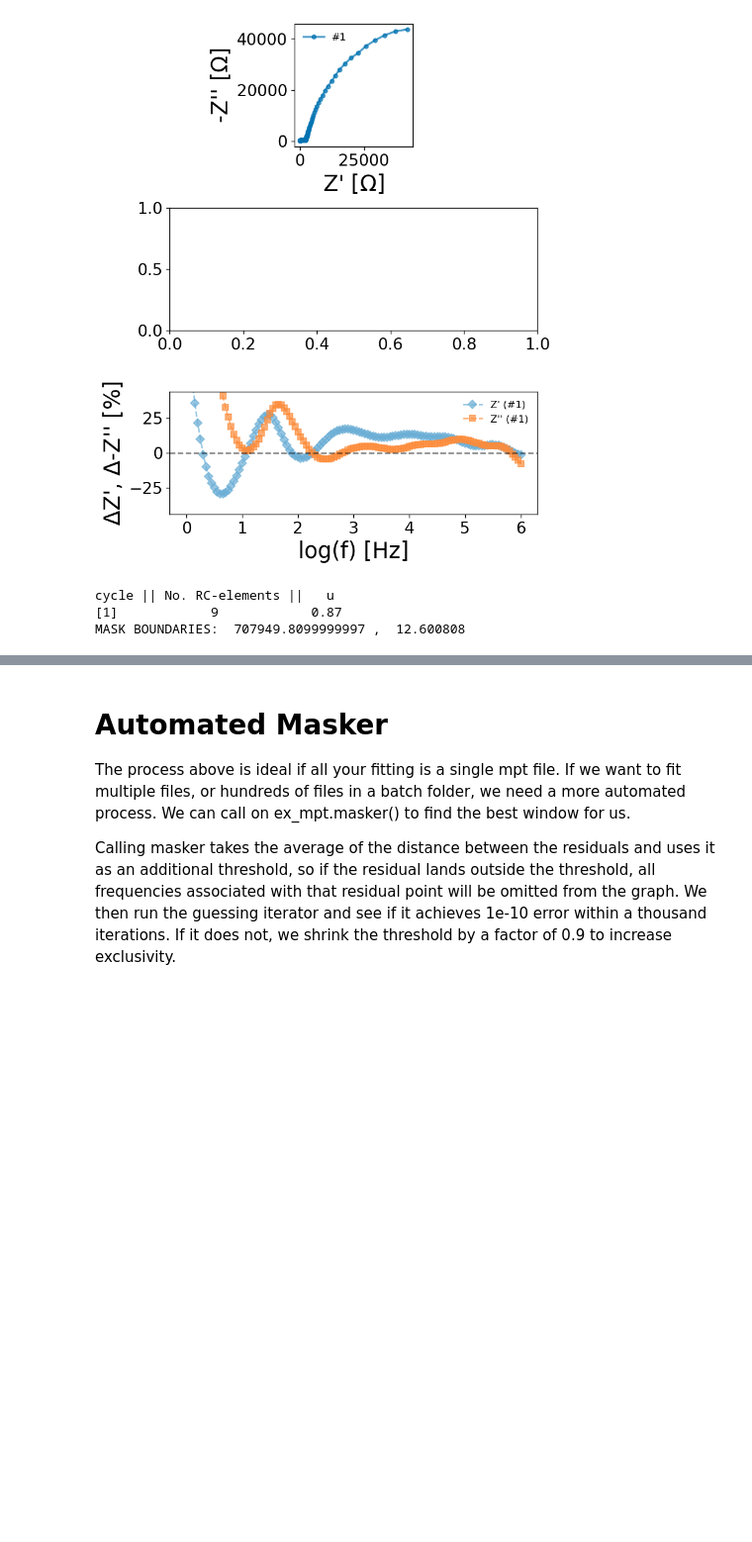
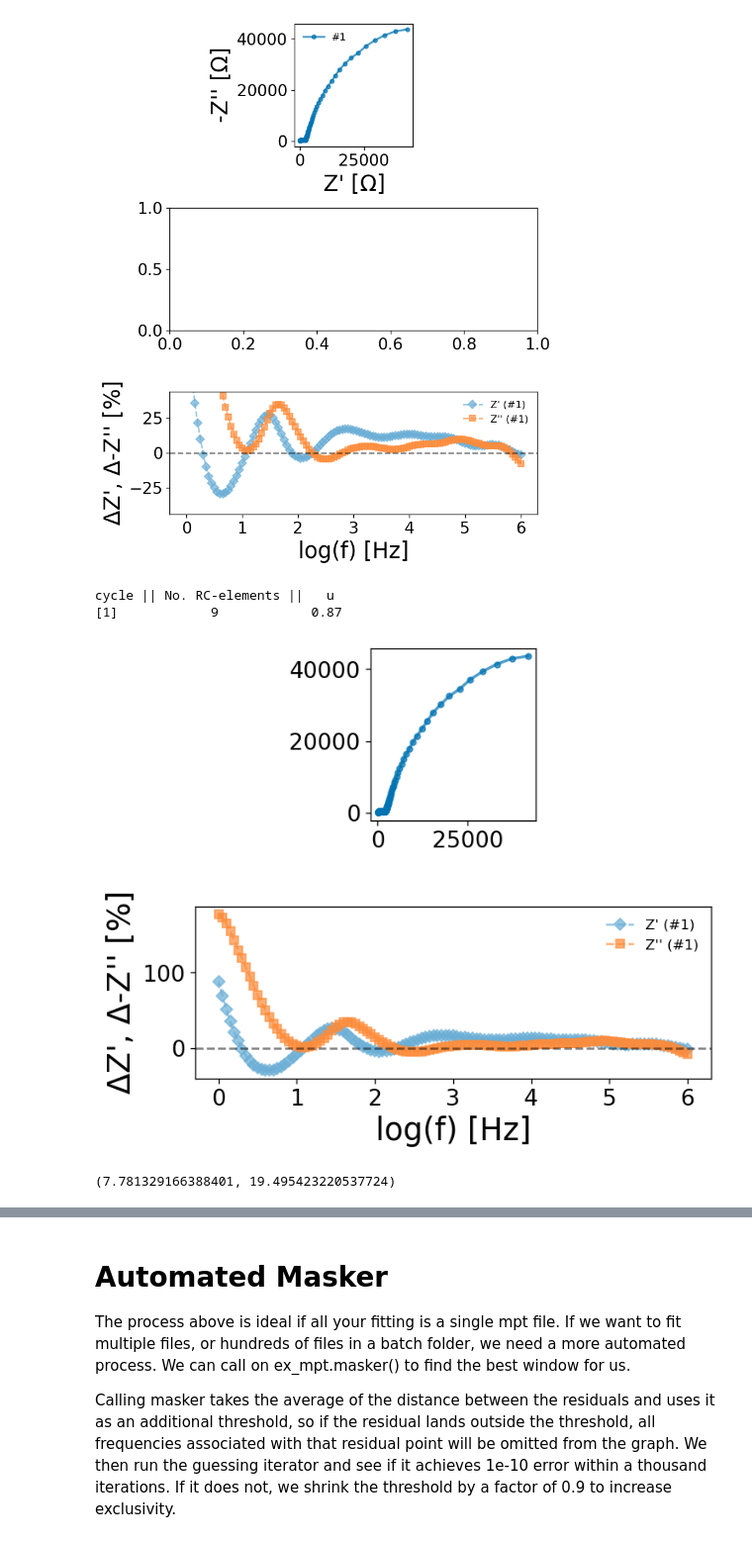
Before and after one commit to WildcatDiscovery/Kyler_Speed_Circuit, a Jupyter notebook: python_notebooks/masking_the_data.ipynb, the cells around one changed output, grey strips where cells are left out. Shown at 99% size. Cells and saved outputs as stored; diff of their text form; code cells hidden in the pictures; blank space fills up the shorter version.

```diff
--- a/python_notebooks/masking_the_data.ipynb
+++ b/python_notebooks/masking_the_data.ipynb
@@ -93,37 +93,73 @@ for i in range(len(ex_mpt.df)):
             for j in range(len(ex_mpt.R_names[q])):
                 ex_mpt.KK_R0.append(ex_mpt.Lin_KK_Fit[q].params.get(ex_mpt.R_names[q][j]).value)
         ex_mpt.KK_R_lim = np.cumsum(ex_mpt.number_RC_sort) #used for KK_R[i]
 
         ex_mpt.KK_R[i] = ex_mpt.KK_R0[ex_mpt.KK_R_lim[i]:ex_mpt.KK_R_lim[i+1]] #assigns resistances from each spectra to their respective df
         ex_mpt.KK_Rgreater[i] = np.where(np.array(ex_mpt.KK_R[i]) >= 0, np.array(ex_mpt.KK_R[i]), 0)
         ex_mpt.KK_Rminor[i] = np.where(np.array(ex_mpt.KK_R[i]) < 0, np.array(ex_mpt.KK_R[i]), 0)
         ex_mpt.KK_u[i] = 1-(np.abs(np.sum(ex_mpt.KK_Rminor[i]))/np.abs(np.sum(ex_mpt.KK_Rgreater[i])))
     else:
         print('['+str(i+1)+']'+'            '+str(ex_mpt.number_RC[i]),'           '+str(np.round(ex_mpt.KK_u[i],2)))
 
 ex_mpt.KK_circuit_fit = []
 ex_mpt.KK_rr_re = []
 ex_mpt.KK_rr_im = []
 functs = []
 for i in range(2,81):
     functs.append('KK_RC'+str(i))
 
 for i in range(len(ex_mpt.df)):
     cir_num = int(ex_mpt.number_RC[i])
     cir_funct = eval(functs[cir_num - 2])
     ex_mpt.KK_circuit_fit.append(cir_funct(w=ex_mpt.df[0].w, Rs=ex_mpt.Lin_KK_Fit[0].params.get('Rs').value, R_values=ex_mpt.KK_R[0], t_values=ex_mpt.t_const[0]))
     if cir_num >= 81:
         print('RC simulation circuit not defined')
         print('   Number of RC = ', ex_mpt.number_RC)
     ex_mpt.KK_rr_re.append(residual_real(re=ex_mpt.df[i].re, fit_re=ex_mpt.KK_circuit_fit[i].real, fit_im=-ex_mpt.KK_circuit_fit[i].imag)) #relative residuals for the real part
     ex_mpt.KK_rr_im.append(residual_imag(im=ex_mpt.df[i].im, fit_re=ex_mpt.KK_circuit_fit[i].real, fit_im=-ex_mpt.KK_circuit_fit[i].imag)) #relative residuals for the imag part
-    ex_mpt.kk_df = pd.DataFrame({'f':np.log10(ex_mpt.df_raw.f), 're':ex_mpt.KK_rr_re[0]*100, 'im':ex_mpt.KK_rr_im[0]*100})
-    ex_mpt.kk_df['difference'] = abs(ex_mpt.kk_df['re'] - ex_mpt.kk_df['im'])
-    diff_mean = ex_mpt.kk_df['difference'].mean()
-    masked_df = ex_mpt.kk_df[ex_mpt.kk_df['difference'] < diff_mean * .1]
-    print('MASK BOUNDARIES: ', 10**masked_df['f'].max(),', ', 10**masked_df['f'].min())
-    masked_mpt = mpt_data(ex_mpt.path, ex_mpt.data, mask = [10**masked_df['f'].max(),10**masked_df['f'].min()])
+
+
+
+
+
+    fig = figure(figsize=(6, 8), dpi=120, facecolor='w', edgecolor='k')
+    fig.subplots_adjust(left=0.1, right=0.95, hspace=0.5, bottom=0.1, top=0.95)
+    ax = fig.add_subplot(311, aspect='equal')
+    ax1 = fig.add_subplot(312)
+
+    colors = sns.color_palette("colorblind", n_colors=len(ex_mpt.df))
+    colors_real = sns.color_palette("Blues", n_colors=len(ex_mpt.df)+2)
+    colors_imag = sns.color_palette("Oranges", n_colors=len(ex_mpt.df)+2)
+
+    ### Nyquist Plot
+    for i in range(len(ex_mpt.df)):
+        ax.plot(ex_mpt.df[i].re, ex_mpt.df[i].im, marker='o', ms=4, lw=2, color=colors[i], ls='-', alpha=.7, label=ex_mpt.label_cycleno[i])
+
+
+    ### Kramers-Kronig Relative Residuals
+    for i in range(len(ex_mpt.df)):
+        ax1.plot(np.log10(ex_mpt.df[i].f), ex_mpt.KK_rr_re[i]*100, color=colors_real[i+1], marker='D', ls='--', ms=6, alpha=.7, label=ex_mpt.label_re_1[i])
+        ax1.plot(np.log10(ex_mpt.df[i].f), ex_mpt.KK_rr_im[i]*100, color=colors_imag[i+1], marker='s', ls='--', ms=6, alpha=.7, label=ex_mpt.label_im_1[i])
+        ax1.set_xlabel("log(f) [Hz]")
+        ax1.set_ylabel("$\Delta$Z', $\Delta$-Z'' [%]")
+        if legend == 'on' or legend == 'potential':
+            ax1.legend(loc='best', fontsize=10, frameon=False)
+    ax1.axhline(0, ls='--', c='k', alpha=.5)
+
+
+
+
+
+
+
+
+kk_df = pd.DataFrame({'f':np.log10(ex_mpt.df_raw.f), 're':ex_mpt.KK_rr_re[0]*100, 'im':ex_mpt.KK_rr_im[0]*100})
 # %% [output]
 cycle || No. RC-elements ||   u
 [1]            9            0.87
-MASK BOUNDARIES:  707949.8099999997 ,  12.600808
+[figure, added]
+# %%
+re_avg, im_avg  = mean(ex_mpt.KK_rr_re)*100, mean(ex_mpt.KK_rr_im)*100
+re_avg, im_avg
+# %% [output]
+(7.781329166388401, 19.495423220537724)
```
Also changed, not shown: parts of 5 cells of this notebook, 1 other file.
